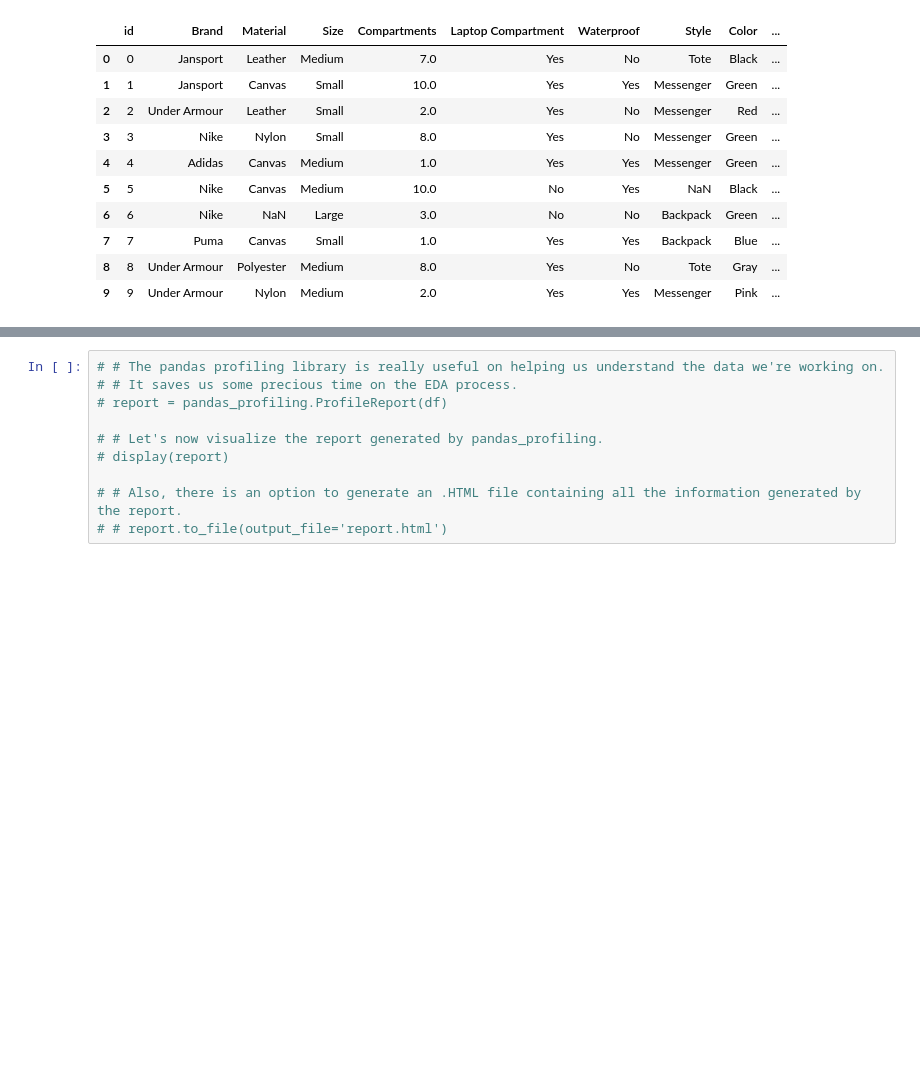
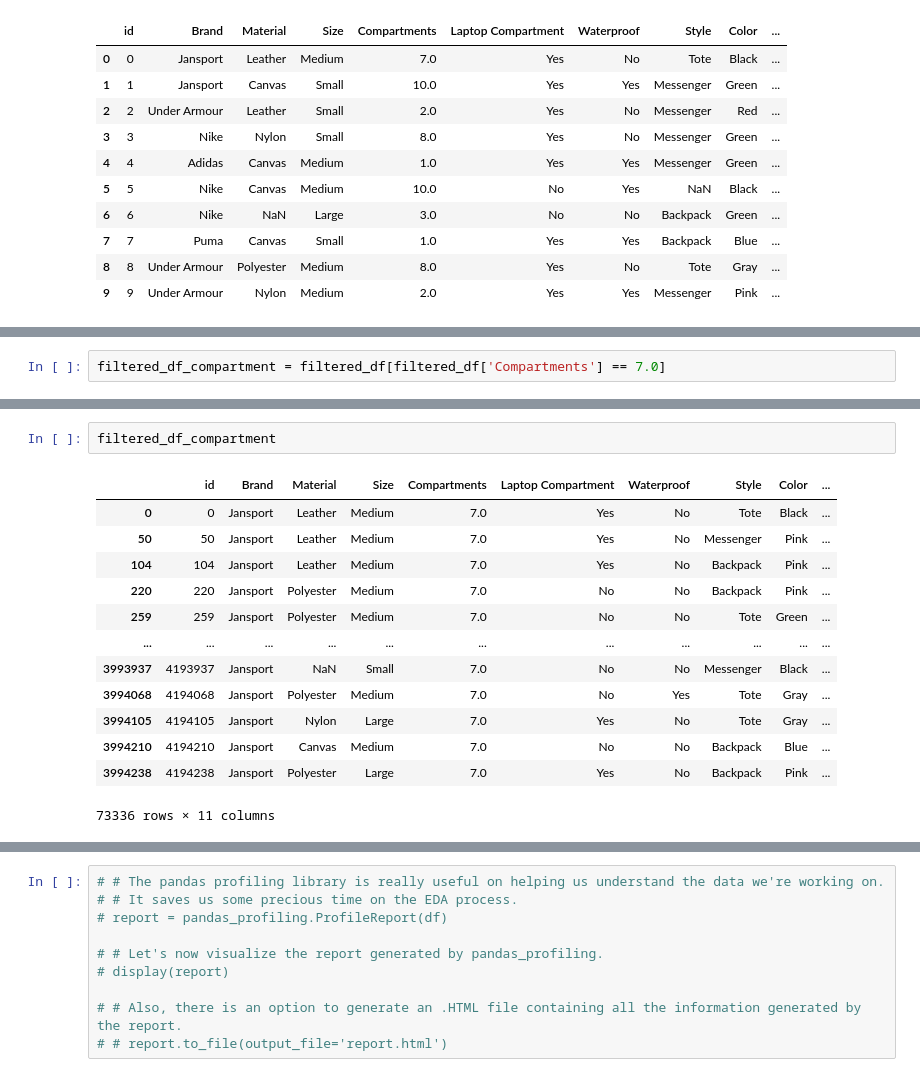
Before and after one commit to jeyavigneshr/Kaggle, a Jupyter notebook: bag_prices.ipynb, the cells around one changed output, grey strips where cells are left out. Saved outputs shown, nothing was run; the diff lists cells and outputs as text; blank space fills up the shorter version.

```diff
--- a/bag_prices.ipynb
+++ b/bag_prices.ipynb
@@ -60,0 +78,2 @@ display(df.head(10))
+# %%
+filtered_df_compartment = filtered_df[filtered_df['Compartments'] == 7.0]
@@ -60,0 +114,16 @@ display(df.head(10))
+# %%
+filtered_df_compartment
+# %% [output]
+|  | id | Brand | Material | Size | Compartments | Laptop Compartment | Waterproof | Style | Color | ... |
+| 0 | 0 | Jansport | Leather | Medium | 7.0 | Yes | No | Tote | Black | ... |
+| 50 | 50 | Jansport | Leather | Medium | 7.0 | Yes | No | Messenger | Pink | ... |
+| 104 | 104 | Jansport | Leather | Medium | 7.0 | Yes | No | Backpack | Pink | ... |
+| 220 | 220 | Jansport | Polyester | Medium | 7.0 | No | No | Backpack | Pink | ... |
+| 259 | 259 | Jansport | Polyester | Medium | 7.0 | No | No | Tote | Green | ... |
+| ... | ... | ... | ... | ... | ... | ... | ... | ... | ... | ... |
+| 3993937 | 4193937 | Jansport | NaN | Small | 7.0 | No | No | Messenger | Black | ... |
+| 3994068 | 4194068 | Jansport | Polyester | Medium | 7.0 | No | Yes | Tote | Gray | ... |
+| 3994105 | 4194105 | Jansport | Nylon | Large | 7.0 | Yes | No | Tote | Gray | ... |
+| 3994210 | 4194210 | Jansport | Canvas | Medium | 7.0 | No | No | Backpack | Blue | ... |
+| 3994238 | 4194238 | Jansport | Polyester | Large | 7.0 | Yes | No | Backpack | Pink | ... |
+73336 rows × 11 columns
```
Also changed, not shown: parts of 3 cells of this notebook.
